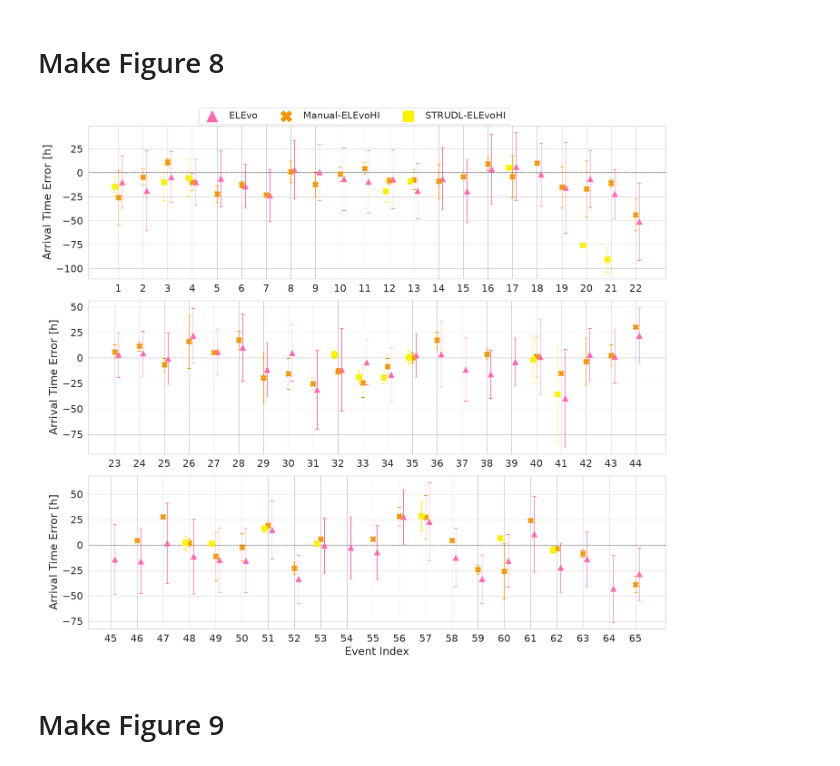
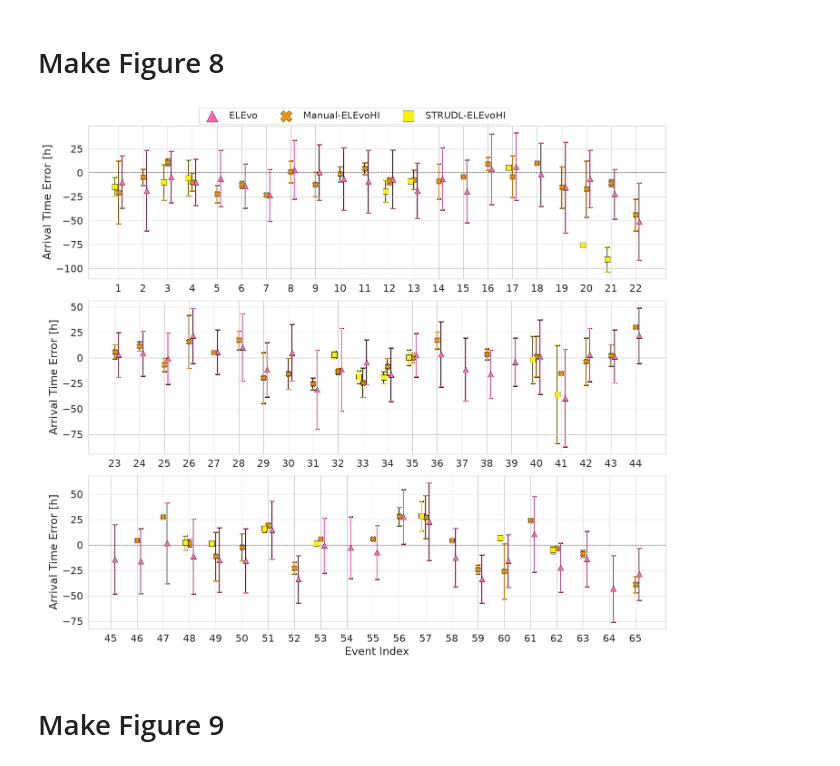
Before and after one commit to maikebauer/Bauer_et_al_2026, a Jupyter notebook: make_plots_paper.ipynb, the cells around one changed output. Drawn from its saved outputs; the diff is of its cells as text; code cells hidden in the pictures.

Commit message:
Minor changes to plots. Removed wrong point from .csv track file for one event.

```diff
--- a/make_plots_paper.ipynb
+++ b/make_plots_paper.ipynb
@@ -12,19 +12,16 @@ from astropy.io import fits
 import math
 import os
 import json
-import glob
-import pickle
 import matplotlib.dates as mdates
 from sunpy.coordinates import frames, get_horizons_coord
-from matplotlib.lines import Line2D
 import astropy.units as u
 import seaborn as sns
 
-save_plots = True
-save_plot_paper_path = 'paper_plots/'
+SAVE_PLOTS = True
+SAVE_PLOT_PAPER_PATH = 'paper_plots/'
 
-if not os.path.exists(save_plot_paper_path):
-    os.makedirs(save_plot_paper_path)
+if not os.path.exists(SAVE_PLOT_PAPER_PATH):
+    os.makedirs(SAVE_PLOT_PAPER_PATH)
 # %%
 def convert_time(time_data, format='%Y-%m-%dT%H:%MZ'):
     try:
@@ -266,12 +263,18 @@ for plot_time in chosen_times:
                     ax.scatter(xcoords, image_data[img_index].shape[0]-ycoords, s=10, color=geosphere_yellow, alpha=0.8, marker='x')
                     ax.set_frame_on(False)
 
-                if not os.path.exists(save_plot_paper_path):
-                    os.makedirs(save_plot_paper_path)
+                    if header_data[img_index] is not None and 'DATE-OBS' in header_data[img_index]:
+                        ax.text(0.5, 0.98, header_data[img_index]['DATE-OBS'][:-4],
+                                transform=ax.transAxes, ha='center', va='top',
+                                color='black', fontsize=6,
+                                bbox=dict(facecolor='white', alpha=0.2, edgecolor='none', pad=1))
 
-                if save_plots:
+                if not os.path.exists(SAVE_PLOT_PAPER_PATH):
+                    os.makedirs(SAVE_PLOT_PAPER_PATH)
+
+                if SAVE_PLOTS:
                     if strudl_seg[key]['times'][img_index-num_images_per_fig] == plot_time:
-                        plt.savefig(save_plot_paper_path+'strudl_' + datetime.strftime(strudl_seg[key]['times'][img_index-num_images_per_fig], '%Y%m%d_%H%M%S') + '.pdf', dpi=300, bbox_inches='tight',pad_inches=0.0)
+                        plt.savefig(SAVE_PLOT_PAPER_PATH+'strudl_' + datetime.strftime(strudl_seg[key]['times'][img_index-num_images_per_fig], '%Y%m%d_%H%M%S') + '.pdf', dpi=300, bbox_inches='tight',pad_inches=0.0)
                         plt.close()
 
                     else:
@@ -405,7 +408,7 @@ label_table = pd.DataFrame({
     "index": range(1, len(all_labels) + 1),
     "label": all_labels,
 })
-#label_table.to_csv(save_plot_paper_path+'Figure_8_legend.csv', index=False)
+#label_table.to_csv(SAVE_PLOT_PAPER_PATH+'Figure_8_legend.csv', index=False)
 
 # --- Split evenly across 3 subplots ---
 n = len(all_labels)
@@ -431,37 +434,46 @@ for ax, subset in zip(axes, subsets):
 
         ax.errorbar(
             x_pos, group["err_mean"],
             yerr=[np.abs(group["err_mean"] - group["err_min"]),
                   np.abs(group["err_max"] - group["err_mean"])],
-            fmt="none", color=style["color"], capsize=3, linewidth=0.8,
+            fmt="none", color=style["color"], capsize=3, linewidth=1,capthick=1.5
+        )
+
+        ax.errorbar(
+            x_pos, group["err_mean"],
+            yerr=[np.abs(group["err_mean"] - group["err_min"]),
+                  np.abs(group["err_max"] - group["err_mean"])],
+            fmt="none", color='black', capsize=3.5, linewidth=1.5,capthick=2,
+            zorder=0
         )
         ax.scatter(
             x_pos, group["err_mean"],
             marker=style["marker"], color=style["color"],
             label=style["label"], zorder=3, s=80,
+            edgecolors='black', linewidth=0.5
         )
 
     ax.axhline(0, color="black", linewidth=0.8, linestyle="--")
     ax.set_xticks([label_to_x[l] for l in subset])
     ax.set_xticklabels(
         [label_to_x[l] + 1 for l in subset],
         rotation=0, ha="center", fontsize=ticks_fontsize+2,
     )
     ax.tick_params(axis='y', labelsize=ticks_fontsize+2)
     ax.set_ylabel("Arrival Time Error [h]", fontsize=label_fontsize+2)
 
 axes[2].set_xlabel("Event Index", fontsize=label_fontsize+2)
 
 handles, labels_leg = axes[0].get_legend_handles_labels()
 fig.legend(handles, labels_leg, title="", bbox_to_anchor=(0.5, 1.03),
            loc="upper center", ncols=3, frameon=True, fontsize=legend_fontsize, markerscale=2)
 
 plt.tight_layout()
-if save_plots:
-    plt.savefig(save_plot_paper_path+'comparison_all_pipelines.pdf', bbox_inches='tight')
+if SAVE_PLOTS:
+    plt.savefig(SAVE_PLOT_PAPER_PATH+'comparison_all_pipelines.pdf', bbox_inches='tight')
 plt.show()
 # %% [output]
-[figure, old version]
+[figure, new version]
 # %%
 mean_abs_dt_elevo = np.nanmean(np.abs(elevo_results_df["arrival_time [UT]"] - elevo_results_df["L1_ist_obs [UT]"]).dt.total_seconds() / 3600)
 mean_abs_dt_elevohi_uncorrected = np.nanmean(np.abs(elevohi_results_uncorrected_df["arrival_time [UT]"] - elevohi_results_uncorrected_df["L1_ist_obs [UT]"]).dt.total_seconds() / 3600)
```
Also changed, not shown: parts of 7 cells of this notebook, 3 other files.
